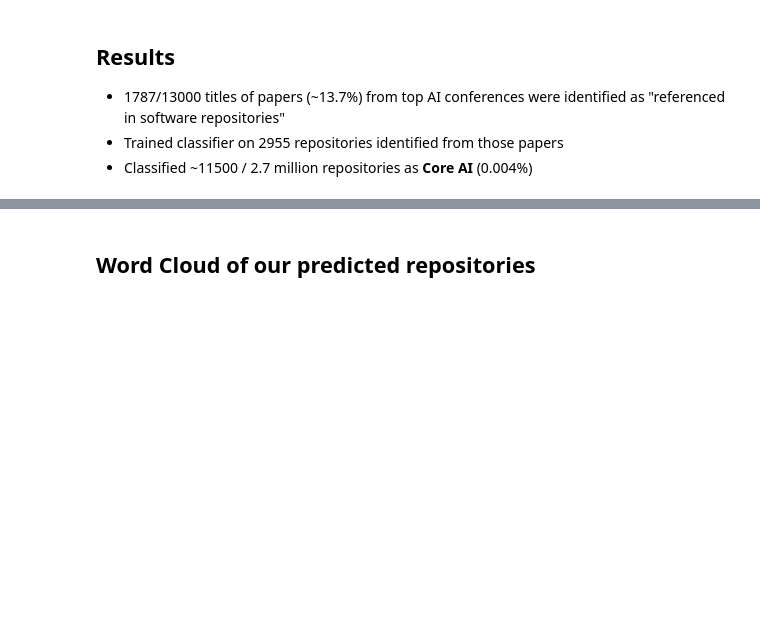
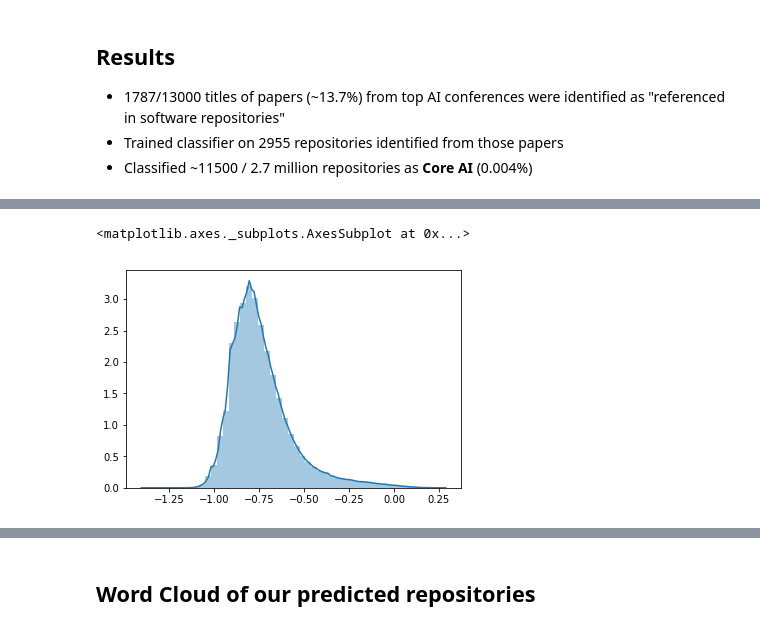
Before and after one commit to nandanrao/embed-software, a Jupyter notebook: test-sentence-embeddings.ipynb, the cells around one changed output, grey strips where cells are left out. Drawn from its saved outputs; the diff is of its cells as text; code cells hidden in the pictures; blank space fills up the shorter version.

```diff
--- a/test-sentence-embeddings.ipynb
+++ b/test-sentence-embeddings.ipynb
@@ -114,0 +34,9 @@ Given our classification technique, diminishing returns on the number of papers
+# %%
+SS_MODEL = "ss/sentencespace_200_1gram"
+GITHUB_RESULTS = 'conferences/gh_responses.jl'
+GITHUB_EMBEDDINGS = 'ss/ss_repo_embeds_200_1gram.txt'
+DIMS=200
+EMBEDDINGS_SIZE = int(4131274/2)
+
+# make CONFS a falsey value to return all conferences
+CONFS = ['UAI', 'ICML', 'COLT', 'NIPS', 'AISTATS']
@@ -238,0 +131,5 @@ print("simple convolutional network library for image classification	Following l
+# %%
+# run decision function on embeddings, get outputs, sort by absolute value...
+ss_model = predict_ai(svm, vecs)
+# %%
+dec = ss_model.decision_function(embeddings).reshape(-1)
@@ -238,0 +139,6 @@ print("simple convolutional network library for image classification	Following l
+# %%
+# sentencespace 200
+sns.distplot(dec)
+# %% [output]
+<matplotlib.axes._subplots.AxesSubplot at 0x...>
+[figure, added]
```
Also changed, not shown: parts of 92 cells of this notebook, 9 other files.
